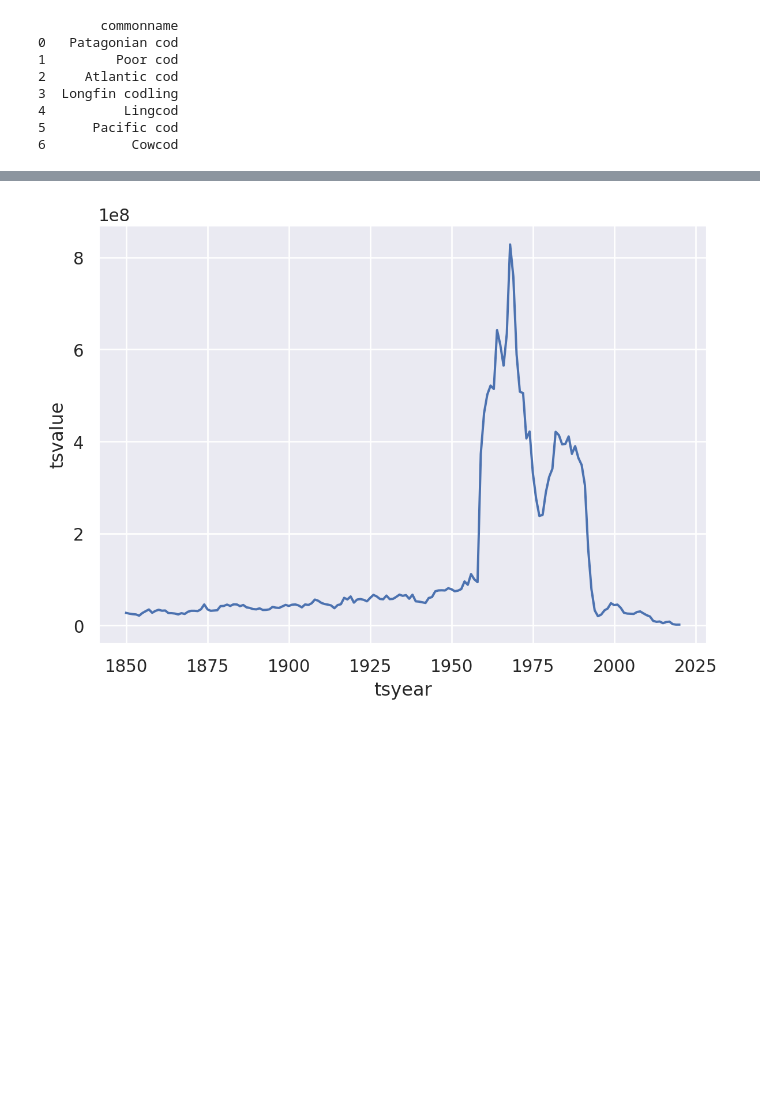
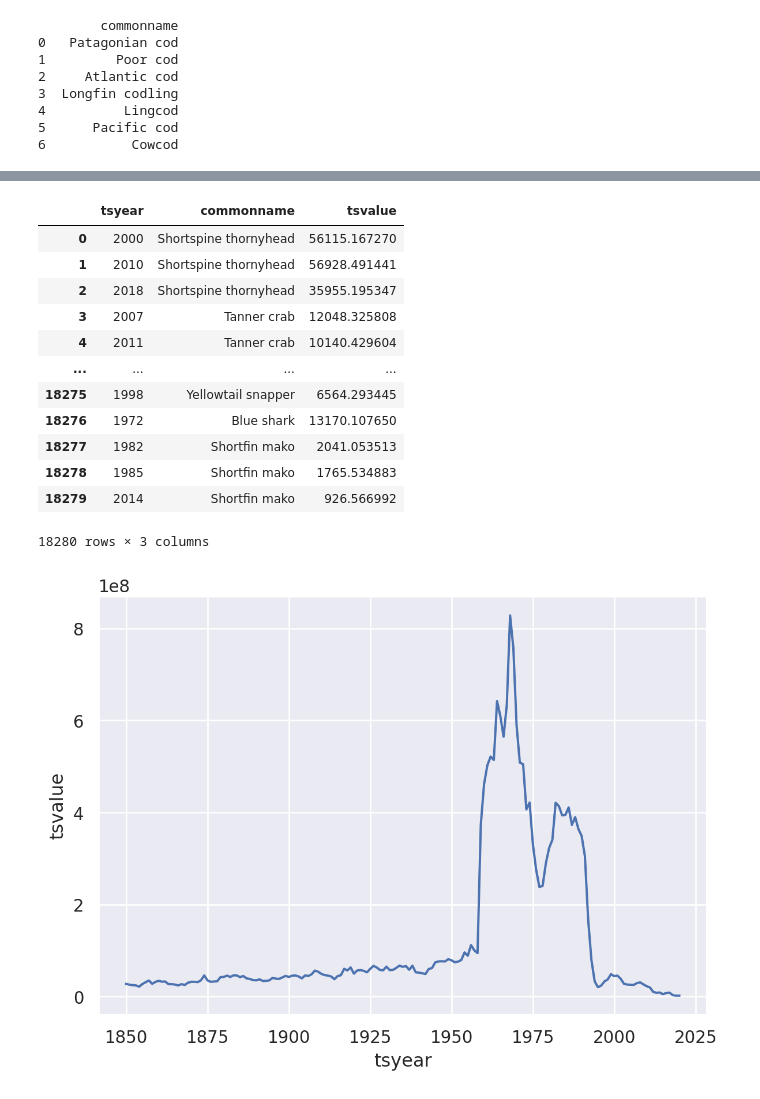
Before and after one commit to espm-288/fish-la-erg-fish, a Jupyter notebook: notebook.ipynb, the cells around one changed output, grey strips where cells are left out. Drawn from its saved outputs; the diff is of its cells as text; code cells hidden in the pictures; blank space fills up the shorter version.

```diff
--- a/notebook.ipynb
+++ b/notebook.ipynb
@@ -150,3 +167,20 @@ print(result)
+# %%
+fish_landings = fish_landings.group_by(_.tsyear,_.commonname).aggregate(tsvalue=_.tsvalue.sum())
+fish_landings.execute()
+# %% [output]
+|  | tsyear | commonname | tsvalue |
+| 0 | 2000 | Shortspine thornyhead | 56115.167270 |
+| 1 | 2010 | Shortspine thornyhead | 56928.491441 |
+| 2 | 2018 | Shortspine thornyhead | 35955.195347 |
+| 3 | 2007 | Tanner crab | 12048.325808 |
+| 4 | 2011 | Tanner crab | 10140.429604 |
+| ... | ... | ... | ... |
+| 18275 | 1998 | Yellowtail snapper | 6564.293445 |
+| 18276 | 1972 | Blue shark | 13170.107650 |
+| 18277 | 1982 | Shortfin mako | 2041.053513 |
+| 18278 | 1985 | Shortfin mako | 1765.534883 |
+| 18279 | 2014 | Shortfin mako | 926.566992 |
+18280 rows × 3 columns
 # %%
 (
     so.Plot(cod_catch_agg, x="tsyear", y="tsvalue")
```
Also changed, not shown: parts of 2 cells of this notebook.
